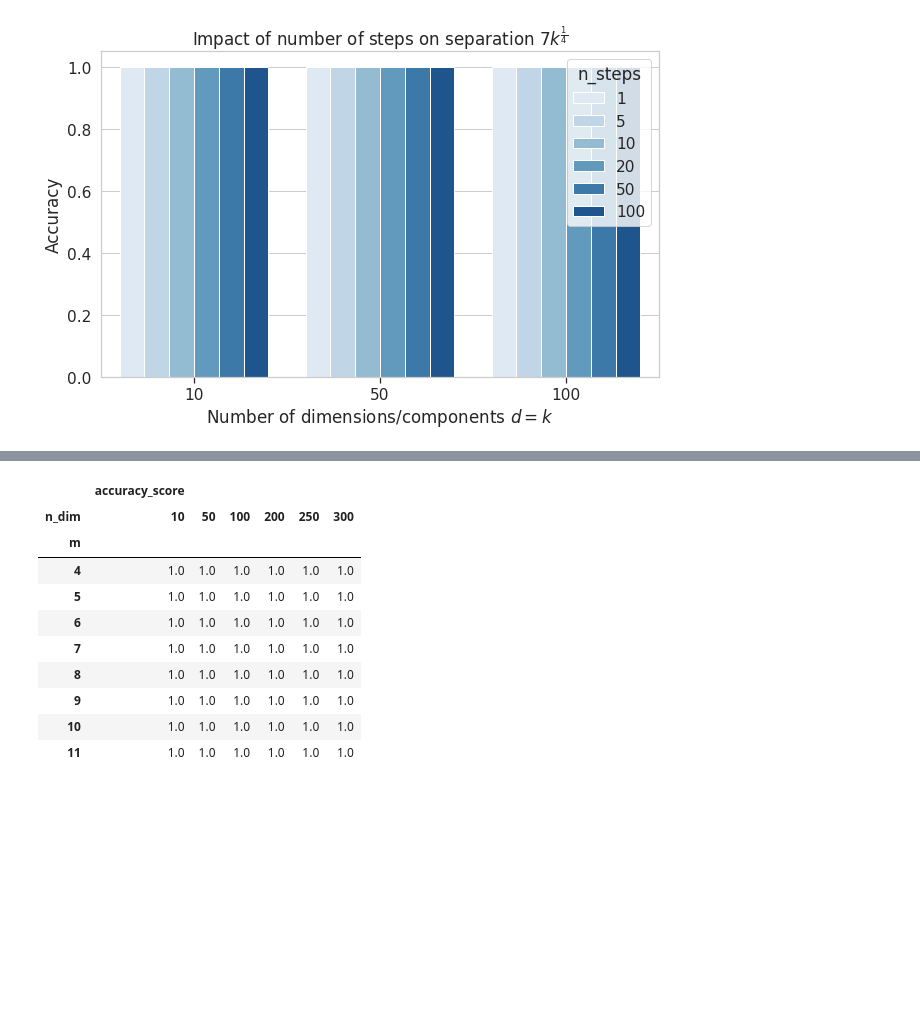
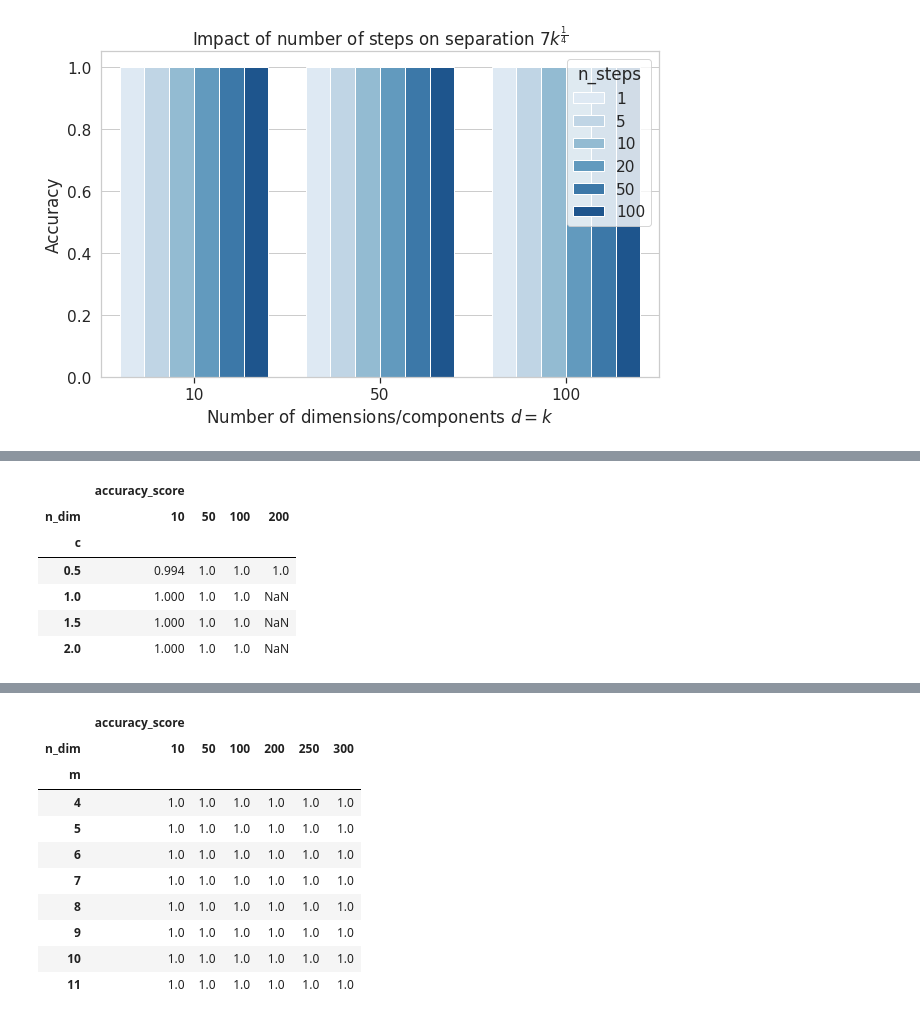
Before and after one commit to sheikhomar/mixture-learning, a Jupyter notebook: notebooks/03-initial-results.ipynb, the cells around one changed output, grey strips where cells are left out. Saved outputs shown, nothing was run; the diff lists cells and outputs as text; code cells hidden in the pictures; blank space fills up the shorter version.

```diff
--- a/notebooks/03-initial-results.ipynb
+++ b/notebooks/03-initial-results.ipynb
@@ -314,0 +322,16 @@ with sns.plotting_context("notebook", font_scale=1.4):
+# %%
+f_no_bias_single_step_02 = df_data.experiment_name == "no_bias_single_step_02"
+f_no_bias_single_step_03 = df_data.experiment_name == "no_bias_single_step_03"
+df_ff = df_data[f_no_bias_single_step_02 | f_no_bias_single_step_03].copy()
+df_ff["c"] = df_ff.groupby("n_dim")[["min_distance"]].rank("dense").astype(int) / 2
+
+df_grouped = df_ff.groupby(["n_dim", "c", "min_distance"])[["accuracy_score"]].mean().reset_index()
+df_grouped.pivot(index=["c"], columns=["n_dim"], values=["accuracy_score"])
+# %% [output]
+|  | accuracy_score |  |  |  |
+| n_dim | 10 | 50 | 100 | 200 |
+| c |  |  |  |  |
+| 0.5 | 0.994 | 1.0 | 1.0 | 1.0 |
+| 1.0 | 1.000 | 1.0 | 1.0 | NaN |
+| 1.5 | 1.000 | 1.0 | 1.0 | NaN |
+| 2.0 | 1.000 | 1.0 | 1.0 | NaN |
```
Also changed, not shown: parts of 41 cells of this notebook.
